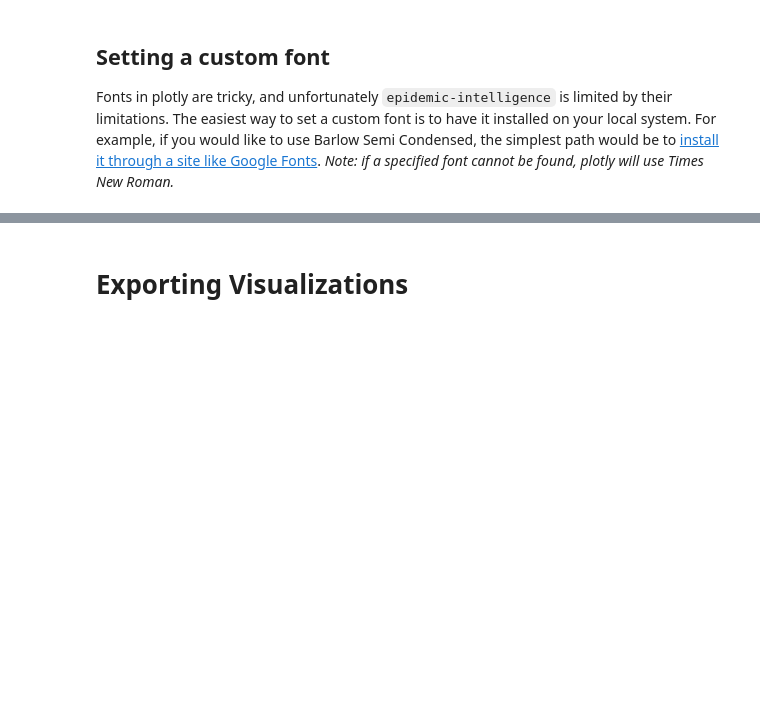
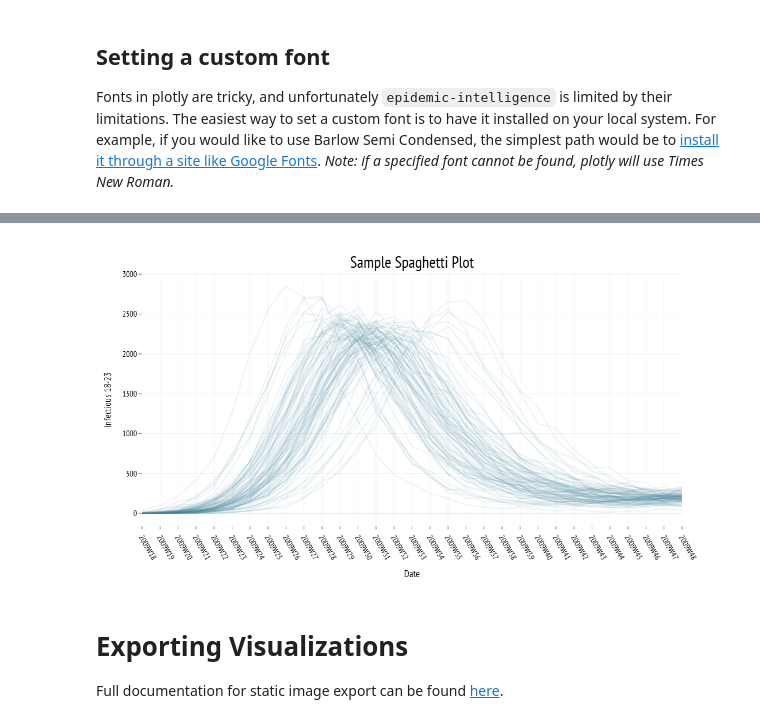
Before and after one commit to mattk7/epidemic-intelligence, a Jupyter notebook: handbook/content/styling_exporting.ipynb, the cells around one changed output, grey strips where cells are left out. Drawn from its saved outputs; the diff is of its cells as text; code cells hidden in the pictures; blank space fills up the shorter version.

```diff
--- a/handbook/content/styling_exporting.ipynb
+++ b/handbook/content/styling_exporting.ipynb
@@ -27,0 +55,8 @@ fig
+# %%
+# add ticks
+fig.update_yaxes(ticks="outside")
+
+# add ticks, set the range, and rotate the labels degrees
+fig.update_xaxes(ticks="outside", tickangle=60,
+                range=[10, 40])
+fig
@@ -29,12 +66,12 @@ fig
 ## Setting image dimensions
 # %%
 # the plot dimensions, in pixels, can be set using the width and height keywords.
-fig.update_layout(width=600, height=600)
+fig.update_layout(width=800, height=600)
 # %% [output]
 [interactive output not drawn]
 # %% [markdown]
 ## Setting a custom font
 Fonts in plotly are tricky, and unfortunately `epidemic-intelligence` is limited by their limitations. The easiest way to set a custom font is to have it installed on your local system. For example, if you would like to use Barlow Semi Condensed, the simplest path would be to [install it through a site like Google Fonts](https://fonts.google.com/specimen/Barlow+Semi+Condensed). *Note: if a specified font cannot be found, plotly will use Times New Roman.*
 # %%
-fig.update_layout(font_family='Barlow Semi Condensed')
+fig.update_layout(font_family='PT Sans Narrow')
 # %% [output]
@@ -42,2 +78,4 @@ fig.update_layout(font_family='Barlow Semi Condensed')
+[figure, added]
 # %% [markdown]
 # Exporting Visualizations
+Full documentation for static image export can be found [here](https://plotly.com/python/static-image-export/).
```
Also changed, not shown: parts of 7 cells of this notebook, 30 other files.
